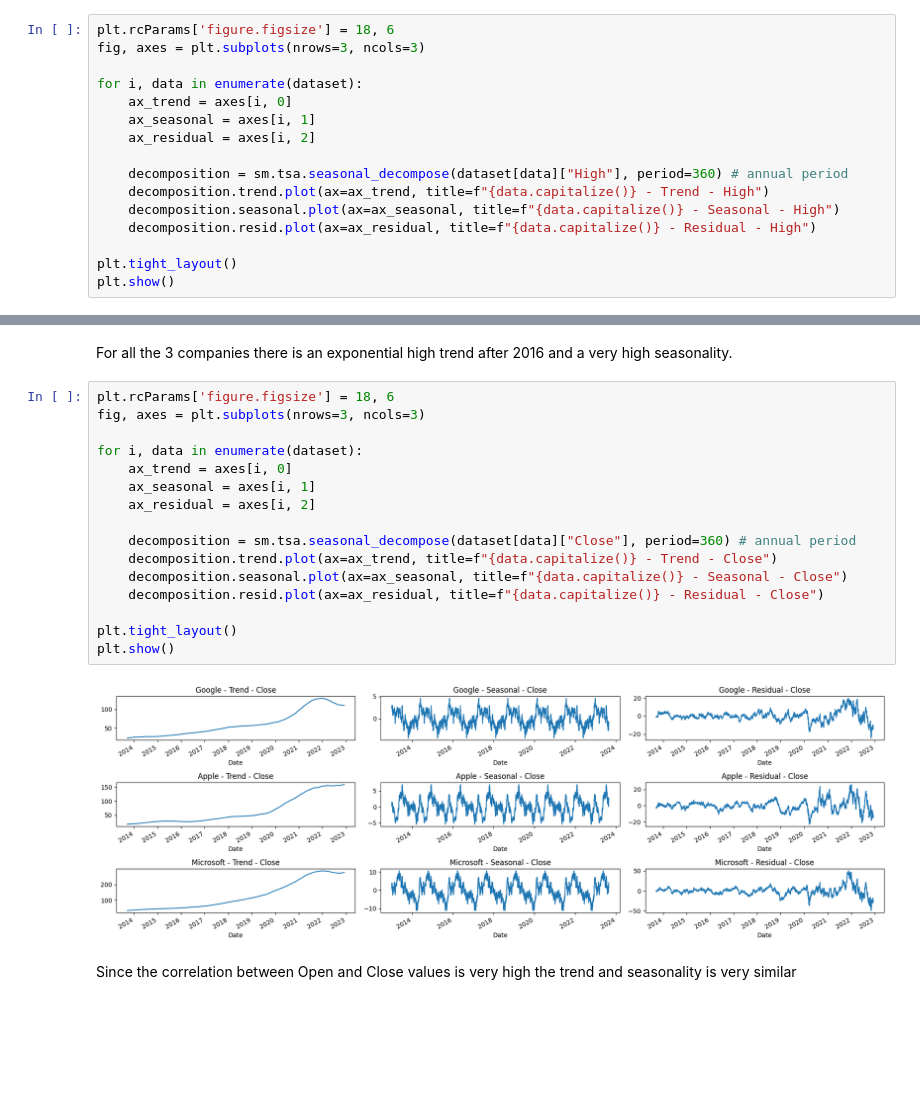
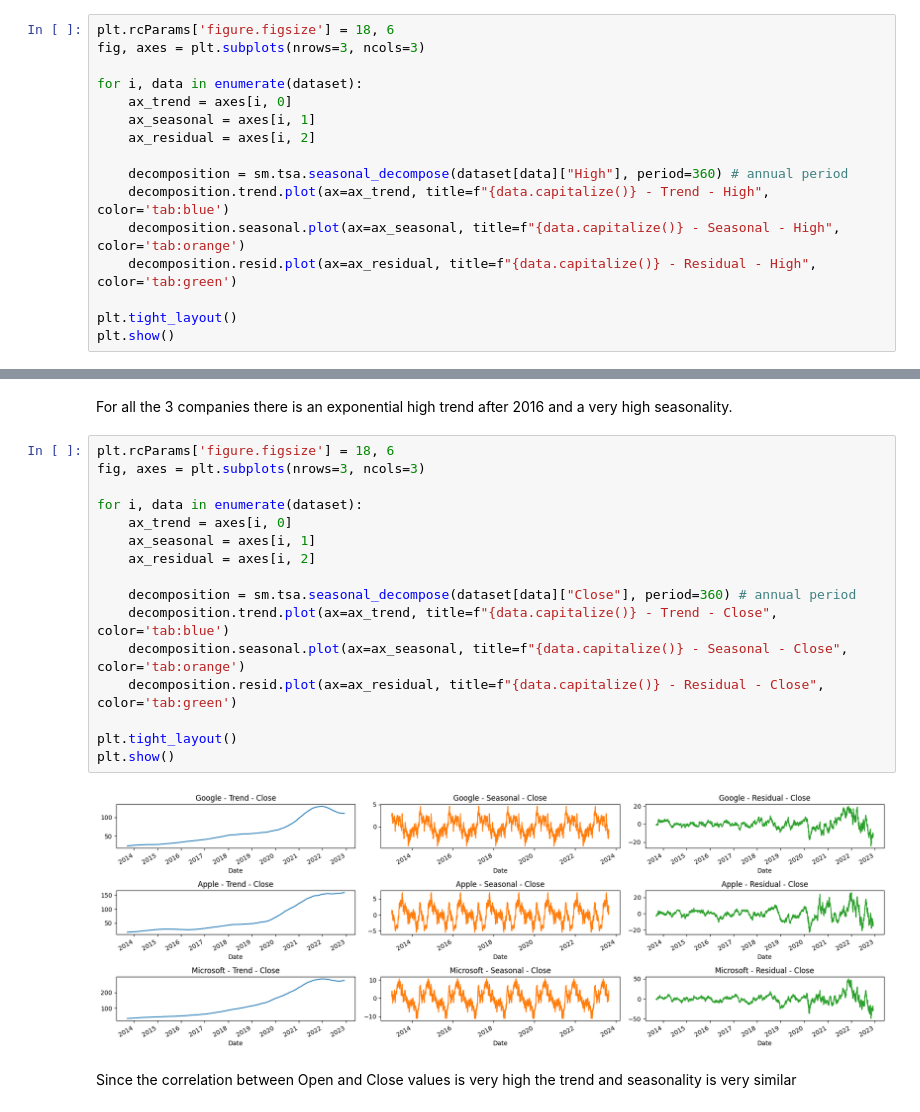
Before and after one commit to GuglielmoCerri/DeepStockForecast, a Jupyter notebook: Stock_market_forecasting.ipynb, the cells around one changed output, grey strips where cells are left out. Cells and saved outputs as stored; diff of their text form; blank space fills up the shorter version.

Commit message:
changed color to decompostion plot

```diff
--- a/Stock_market_forecasting.ipynb
+++ b/Stock_market_forecasting.ipynb
@@ -145,9 +145,9 @@ for i, data in enumerate(dataset):
     ax_residual = axes[i, 2]
 
     decomposition = sm.tsa.seasonal_decompose(dataset[data]["High"], period=360) # annual period
-    decomposition.trend.plot(ax=ax_trend, title=f"{data.capitalize()} - Trend - High")
-    decomposition.seasonal.plot(ax=ax_seasonal, title=f"{data.capitalize()} - Seasonal - High")
-    decomposition.resid.plot(ax=ax_residual, title=f"{data.capitalize()} - Residual - High")
+    decomposition.trend.plot(ax=ax_trend, title=f"{data.capitalize()} - Trend - High", color='tab:blue')
+    decomposition.seasonal.plot(ax=ax_seasonal, title=f"{data.capitalize()} - Seasonal - High", color='tab:orange')
+    decomposition.resid.plot(ax=ax_residual, title=f"{data.capitalize()} - Residual - High", color='tab:green')
 
 plt.tight_layout()
 plt.show()
@@ -158,21 +158,21 @@ For all the 3 companies there is an exponential high trend after 2016 and a very
 # %%
 plt.rcParams['figure.figsize'] = 18, 6
 fig, axes = plt.subplots(nrows=3, ncols=3)
 
 for i, data in enumerate(dataset):
     ax_trend = axes[i, 0]
     ax_seasonal = axes[i, 1]
     ax_residual = axes[i, 2]
 
     decomposition = sm.tsa.seasonal_decompose(dataset[data]["Close"], period=360) # annual period
-    decomposition.trend.plot(ax=ax_trend, title=f"{data.capitalize()} - Trend - Close")
-    decomposition.seasonal.plot(ax=ax_seasonal, title=f"{data.capitalize()} - Seasonal - Close")
-    decomposition.resid.plot(ax=ax_residual, title=f"{data.capitalize()} - Residual - Close")
+    decomposition.trend.plot(ax=ax_trend, title=f"{data.capitalize()} - Trend - Close", color='tab:blue')
+    decomposition.seasonal.plot(ax=ax_seasonal, title=f"{data.capitalize()} - Seasonal - Close", color='tab:orange')
+    decomposition.resid.plot(ax=ax_residual, title=f"{data.capitalize()} - Residual - Close", color='tab:green')
 
 plt.tight_layout()
 plt.show()
 # %% [output]
-[figure, old version]
+[figure, new version]
 # %% [markdown]
 Since the correlation between Open and Close values is very high the trend and seasonality is very similar
 # %% [markdown]
```
Also changed, not shown: parts of 3 cells of this notebook.
